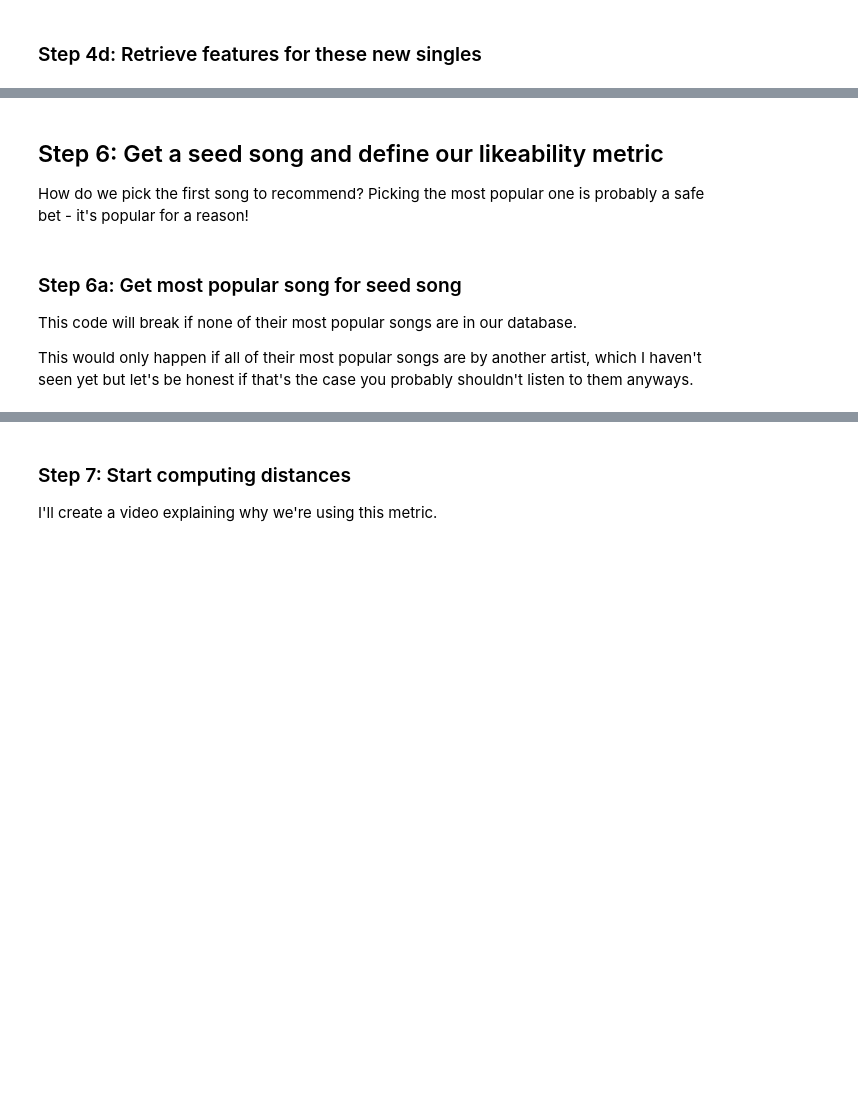
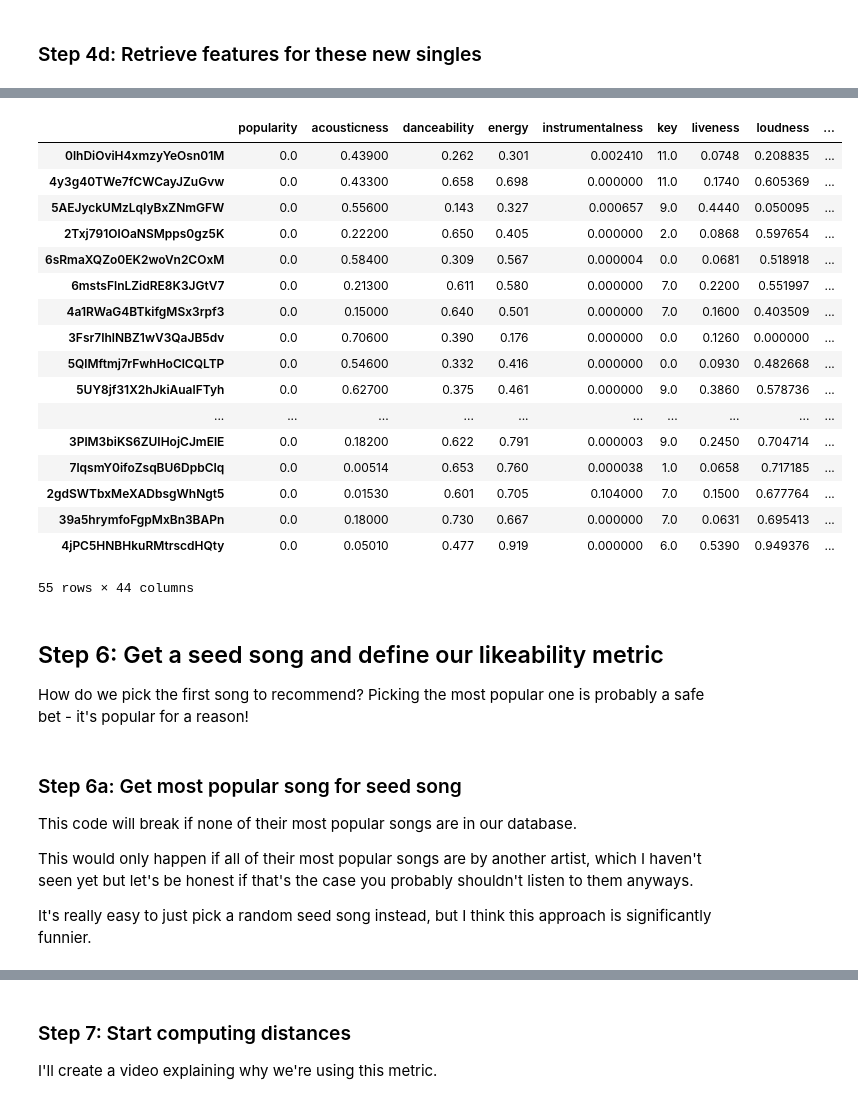
Before and after one commit to sergey-sonkin/Spotify-Sound-Guide, a Jupyter notebook: Sound Guide.ipynb, the cells around one changed output, grey strips where cells are left out. Saved outputs shown, nothing was run; the diff lists cells and outputs as text; code cells hidden in the pictures; blank space fills up the shorter version.

```diff
--- a/Sound Guide.ipynb
+++ b/Sound Guide.ipynb
@@ -357,3 +354,61 @@ cleaned = clean_data(track_info)
+# %%
+start = 0
+
+def clean_data(track_info):
+    ## In theory we could also get dummies for keys but pitch classes seem to have numeric analogue
+    ## Same goes for time_signature
+    cleaned = pd.get_dummies(track_info,columns=['album_name','mode'])
+
+    ## Converting release date to a "career" field
+    start = track_info['release_date'].min()
+    cleaned['career'] = track_info['release_date'] - start
+    cleaned['career'] = cleaned['career'].dt.days
+    end = cleaned['career'].max()
+    cleaned['career'] = cleaned['career'] / end
+
+    ## Finding duration outliers and dropping them!!
+    durs = cleaned["duration_ms"]
+    Q1 = durs.quantile(0.25)
+    Q3 = durs.quantile(0.75)
+    IQR = Q3 - Q1
+    lower_bound = Q1 - 3.6*IQR
+    keep = np.array(durs>lower_bound)
+    removed_cnt = np.size(keep) - np.count_nonzero(keep)
+    cleaned = cleaned.loc[keep]
+    if removed_cnt > 0:
+        print("We removed " + str(removed_cnt) + " songs based on length")
+
+    ## CHanging loudness from [min,max] to [0,1]
+    cleaned["loudness"] = cleaned["loudness"] - cleaned["loudness"].min()
+    cleaned["loudness"] = cleaned["loudness"] / cleaned["loudness"].max()
+
+    ## Drop all columns we don't care about anymore
+    # cleaned = cleaned.drop(columns=['track_name','popularity','release_date','duration_ms'])
+    cleaned = cleaned.drop(columns=['track_name','release_date','duration_ms'])
+    return cleaned
+
+cleaned = clean_data(track_info)
+# %%
+cleaned
+# %% [output]
+|  | popularity | acousticness | danceability | energy | instrumentalness | key | liveness | loudness | ... |
+| 0lhDiOviH4xmzyYeOsn01M | 0.0 | 0.43900 | 0.262 | 0.301 | 0.002410 | 11.0 | 0.0748 | 0.208835 | ... |
+| 4y3g40TWe7fCWCayJZuGvw | 0.0 | 0.43300 | 0.658 | 0.698 | 0.000000 | 11.0 | 0.1740 | 0.605369 | ... |
+| 5AEJyckUMzLqIyBxZNmGFW | 0.0 | 0.55600 | 0.143 | 0.327 | 0.000657 | 9.0 | 0.4440 | 0.050095 | ... |
+| 2Txj791OlOaNSMpps0gz5K | 0.0 | 0.22200 | 0.650 | 0.405 | 0.000000 | 2.0 | 0.0868 | 0.597654 | ... |
+| 6sRmaXQZo0EK2woVn2COxM | 0.0 | 0.58400 | 0.309 | 0.567 | 0.000004 | 0.0 | 0.0681 | 0.518918 | ... |
+| 6mstsFlnLZidRE8K3JGtV7 | 0.0 | 0.21300 | 0.611 | 0.580 | 0.000000 | 7.0 | 0.2200 | 0.551997 | ... |
+| 4a1RWaG4BTkifgMSx3rpf3 | 0.0 | 0.15000 | 0.640 | 0.501 | 0.000000 | 7.0 | 0.1600 | 0.403509 | ... |
+| 3Fsr7IhlNBZ1wV3QaJB5dv | 0.0 | 0.70600 | 0.390 | 0.176 | 0.000000 | 0.0 | 0.1260 | 0.000000 | ... |
+| 5QlMftmj7rFwhHoClCQLTP | 0.0 | 0.54600 | 0.332 | 0.416 | 0.000000 | 0.0 | 0.0930 | 0.482668 | ... |
+| 5UY8jf31X2hJkiAualFTyh | 0.0 | 0.62700 | 0.375 | 0.461 | 0.000000 | 9.0 | 0.3860 | 0.578736 | ... |
+| ... | ... | ... | ... | ... | ... | ... | ... | ... | ... |
+| 3PlM3biKS6ZUIHojCJmElE | 0.0 | 0.18200 | 0.622 | 0.791 | 0.000003 | 9.0 | 0.2450 | 0.704714 | ... |
+| 7lqsmY0ifoZsqBU6DpbCIq | 0.0 | 0.00514 | 0.653 | 0.760 | 0.000038 | 1.0 | 0.0658 | 0.717185 | ... |
+| 2gdSWTbxMeXADbsgWhNgt5 | 0.0 | 0.01530 | 0.601 | 0.705 | 0.104000 | 7.0 | 0.1500 | 0.677764 | ... |
+| 39a5hrymfoFgpMxBn3BAPn | 0.0 | 0.18000 | 0.730 | 0.667 | 0.000000 | 7.0 | 0.0631 | 0.695413 | ... |
+| 4jPC5HNBHkuRMtrscdHQty | 0.0 | 0.05010 | 0.477 | 0.919 | 0.000000 | 6.0 | 0.5390 | 0.949376 | ... |
+55 rows × 44 columns
 # %% [markdown]
 ## Step 6: Get a seed song and define our likeability metric
 
@@ -364,6 +419,8 @@ How do we pick the first song to recommend? Picking the most popular one is prob
 This code will break if none of their most popular songs are in our database.
 
 This would only happen if all of their most popular songs are by another artist, which I haven't seen yet but let's be honest if that's the case you probably shouldn't listen to them anyways.
+
+It's really easy to just pick a random seed song instead, but I think this approach is significantly funnier.
 # %%
 ## Get most popular tracks
 r = requests.get(BASE_URL + 'artists/' + global_artist_id + '/top-tracks',headers=headers,params={'market':'US'})
```
Also changed, not shown: parts of 9 cells of this notebook.
